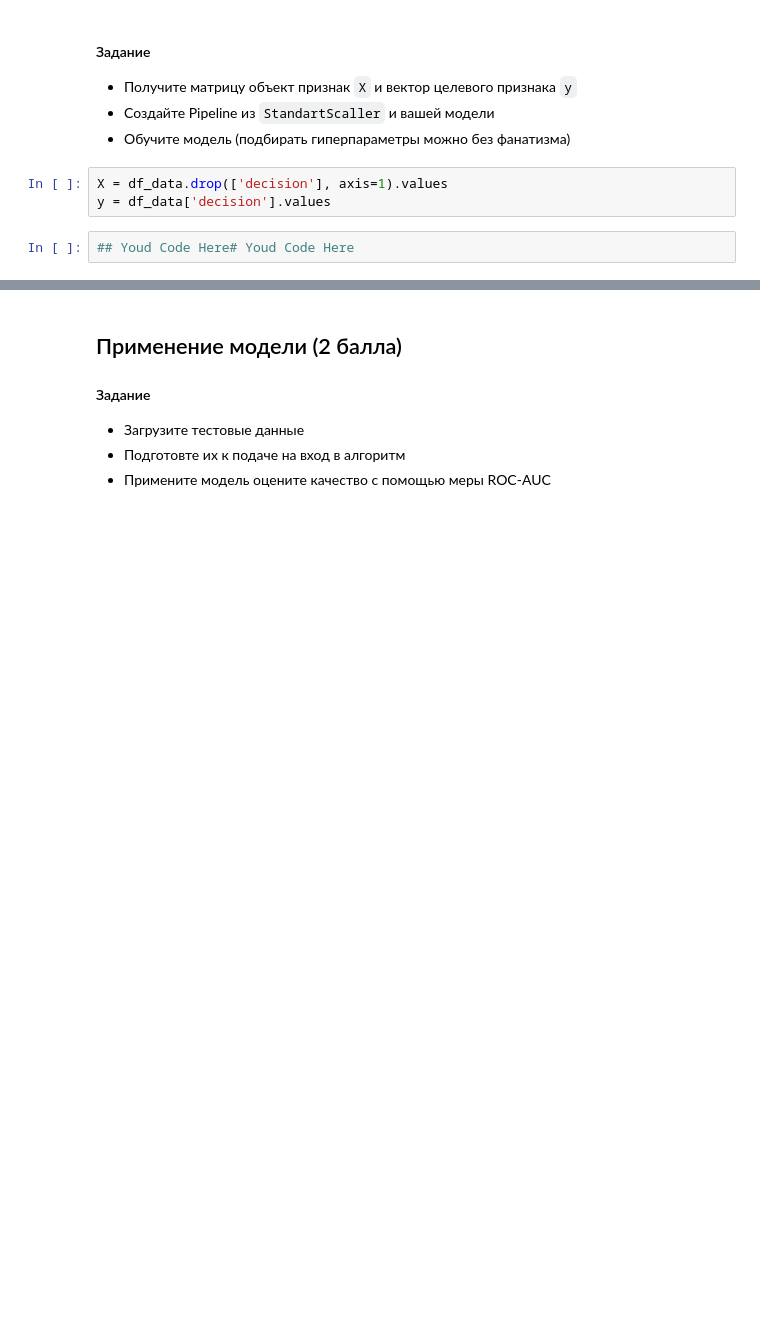
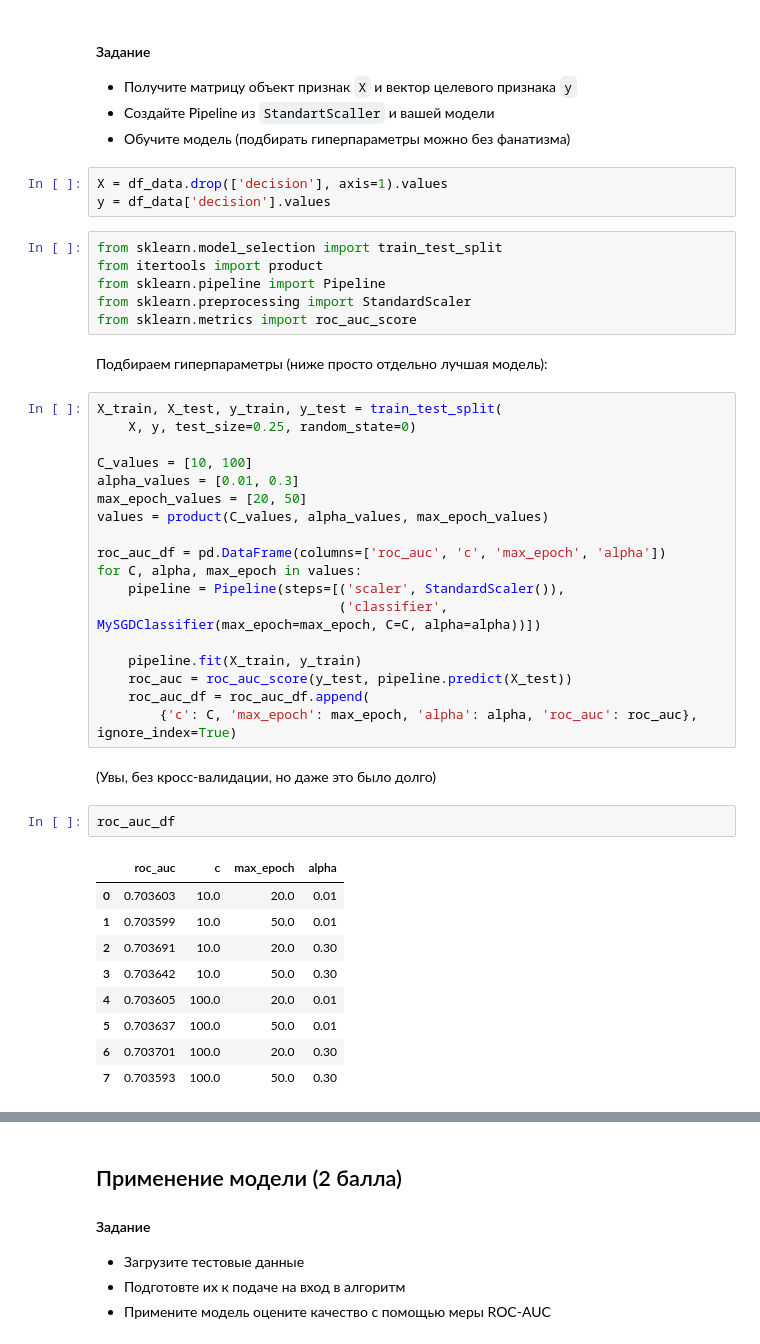
Before and after one commit to vengodelsur/technosphere, a Jupyter notebook: hw4-lin-model/kuznetsova_hw4-lin-models.ipynb, the cells around one changed output, grey strips where cells are left out. Saved outputs shown, nothing was run; the diff lists cells and outputs as text; blank space fills up the shorter version.

```diff
--- a/hw4-lin-model/kuznetsova_hw4-lin-models.ipynb
+++ b/hw4-lin-model/kuznetsova_hw4-lin-models.ipynb
@@ -375,5 +375,43 @@ df_data.head()
 # %%
 X = df_data.drop(['decision'], axis=1).values
 y = df_data['decision'].values
-# %%
-## Youd Code Here# Youd Code Here
+# %%
+from sklearn.model_selection import train_test_split
+from itertools import product
+from sklearn.pipeline import Pipeline
+from sklearn.preprocessing import StandardScaler
+from sklearn.metrics import roc_auc_score
+# %% [markdown]
+Подбираем гиперпараметры (ниже просто отдельно лучшая модель):
+# %%
+X_train, X_test, y_train, y_test = train_test_split(
+    X, y, test_size=0.25, random_state=0)
+
+C_values = [10, 100]
+alpha_values = [0.01, 0.3]
+max_epoch_values = [20, 50]
+values = product(C_values, alpha_values, max_epoch_values)
+
+roc_auc_df = pd.DataFrame(columns=['roc_auc', 'c', 'max_epoch', 'alpha'])
+for C, alpha, max_epoch in values:
+    pipeline = Pipeline(steps=[('scaler', StandardScaler()),
+                               ('classifier', MySGDClassifier(max_epoch=max_epoch, C=C, alpha=alpha))])
+
+    pipeline.fit(X_train, y_train)
+    roc_auc = roc_auc_score(y_test, pipeline.predict(X_test))
+    roc_auc_df = roc_auc_df.append(
+        {'c': C, 'max_epoch': max_epoch, 'alpha': alpha, 'roc_auc': roc_auc}, ignore_index=True)
+# %% [markdown]
+(Увы, без кросс-валидации, но даже это было долго)
+# %%
+roc_auc_df
+# %% [output]
+|  | roc_auc | c | max_epoch | alpha |
+| 0 | 0.703603 | 10.0 | 20.0 | 0.01 |
+| 1 | 0.703599 | 10.0 | 50.0 | 0.01 |
+| 2 | 0.703691 | 10.0 | 20.0 | 0.30 |
+| 3 | 0.703642 | 10.0 | 50.0 | 0.30 |
+| 4 | 0.703605 | 100.0 | 20.0 | 0.01 |
+| 5 | 0.703637 | 100.0 | 50.0 | 0.01 |
+| 6 | 0.703701 | 100.0 | 20.0 | 0.30 |
+| 7 | 0.703593 | 100.0 | 50.0 | 0.30 |
```
Also changed, not shown: parts of 3 cells of this notebook.
